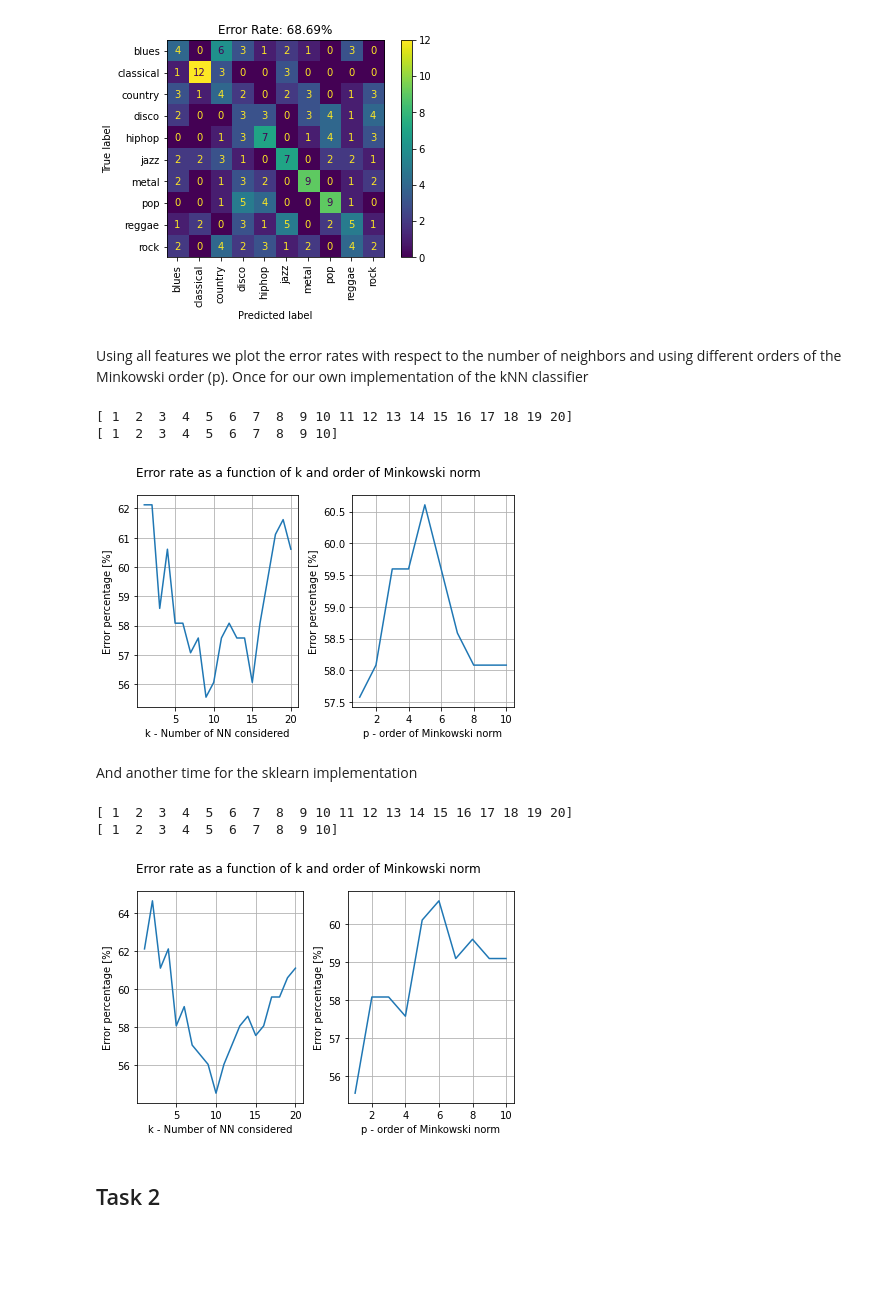
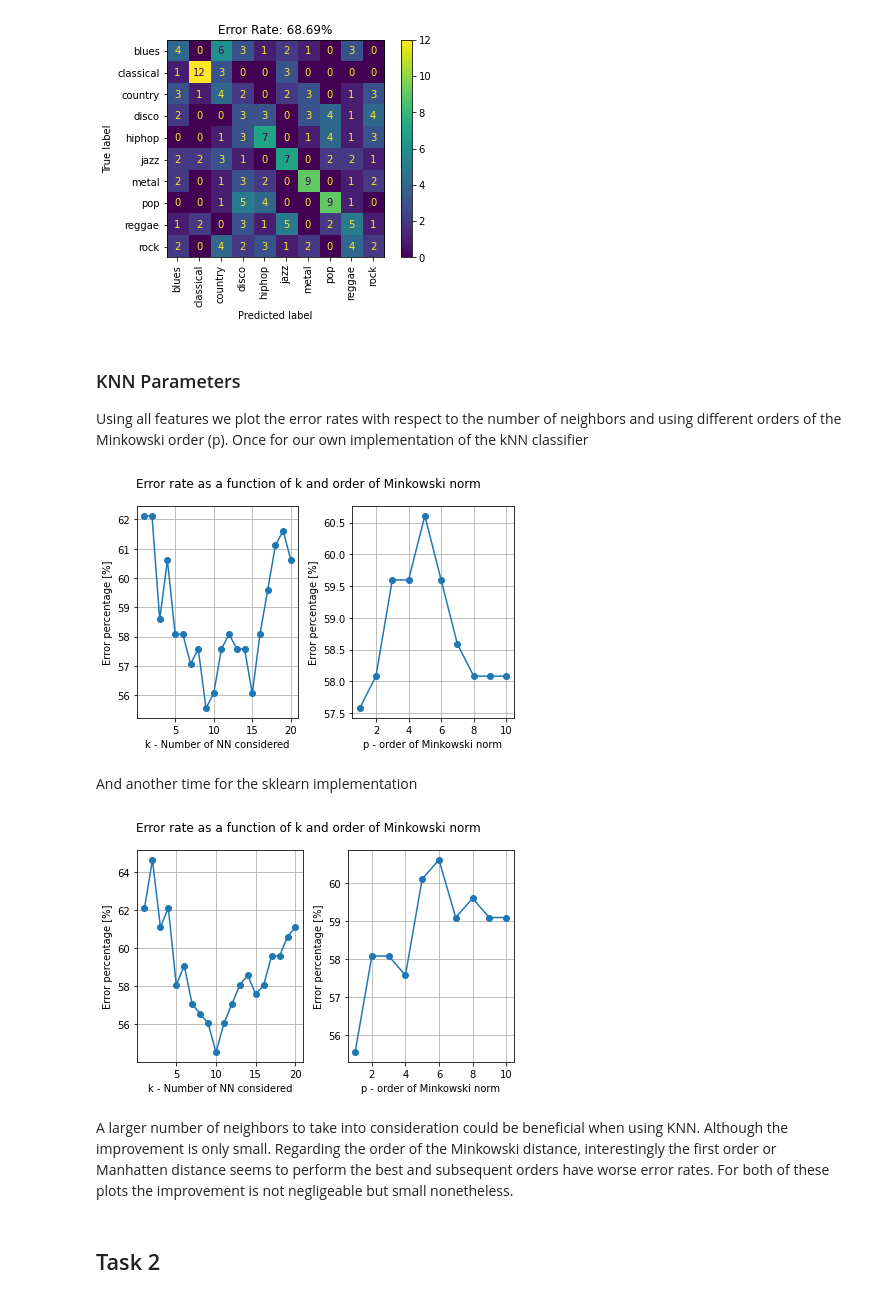
Before and after one commit to nicbres/ttt4275-music-classification, a Jupyter notebook: run.ipynb, the cells around one changed output. Drawn from its saved outputs; the diff is of its cells as text; code cells hidden in the pictures; blank space fills up the shorter version.

Commit message:
Cleanup jupyter notebook description and plots

```diff
--- a/run.ipynb
+++ b/run.ipynb
@@ -13,14 +15,11 @@ import numpy as np
 # X = M x N dataset with M samples of N features
 
 data_version = source.data_handling.GENRE_CLASS_DATA_30S
-data_set = source.data_handling.read_genre_class_data(data_version)
+data_frame = source.data_handling.read_genre_class_data(data_version)
 
 features = source.mappings.MUSIC_FEATURES_ALL
 
 training_data, test_data = source.data_handling.prepare_data(
-        data_frame=data_set,
-        features=features,
-    )
-print(len(features))
-print(training_data.y)
-print(type(data_set))
+    data_frame=data_frame,
+    features=features,
+)
@@ -64,48 +42,36 @@ source.plotting.confusion_matrix(y_true_task1, y_pred_task1)
 # %% [output]
 [figure]
 # %% [markdown]
+### KNN Parameters
 Using all features we plot the error rates with respect to the number of neighbors and using different orders of the Minkowski order (p).
 Once for our own implementation of the kNN classifier
 # %%
-# kNN parameters
-k = 5
-
 training_data, test_data = source.data_handling.prepare_data(
-    data_frame=data_set,
+    data_frame=data_frame,
 )
 
 ks = np.arange(20) + 1
 ps = np.arange(10) + 1
 
-print(ks)
-print(ps)
-
 source.plotting.error_rates_vs_params(ks, ps, training_data, test_data, diy=True)
 # %% [output]
-[ 1  2  3  4  5  6  7  8  9 10 11 12 13 14 15 16 17 18 19 20]
-[ 1  2  3  4  5  6  7  8  9 10]
-[figure, old version]
+[figure, new version]
 # %% [markdown]
 And another time for the sklearn implementation
 # %%
-# kNN parameters
-k = 5
-
 training_data, test_data = source.data_handling.prepare_data(
-    data_frame=data_set,
+    data_frame=data_frame,
 )
 
 ks = np.arange(20) + 1
 ps = np.arange(10) + 1
 
-print(ks)
-print(ps)
-
 source.plotting.error_rates_vs_params(ks, ps, training_data, test_data, diy=False)
 # %% [output]
-[ 1  2  3  4  5  6  7  8  9 10 11 12 13 14 15 16 17 18 19 20]
-[ 1  2  3  4  5  6  7  8  9 10]
-[figure, old version]
+[figure, new version]
+# %% [markdown]
+A larger number of neighbors to take into consideration could be beneficial when using KNN. Although the improvement is only small. Regarding the order of the Minkowski distance, interestingly the first order or Manhatten distance seems to perform the best and subsequent orders have worse error rates.
+For both of these plots the improvement is not negligeable but small nonetheless.
 # %% [markdown]
 ## Task 2
 # %%
```
Also changed, not shown: parts of 10 cells of this notebook, 1 other file.
